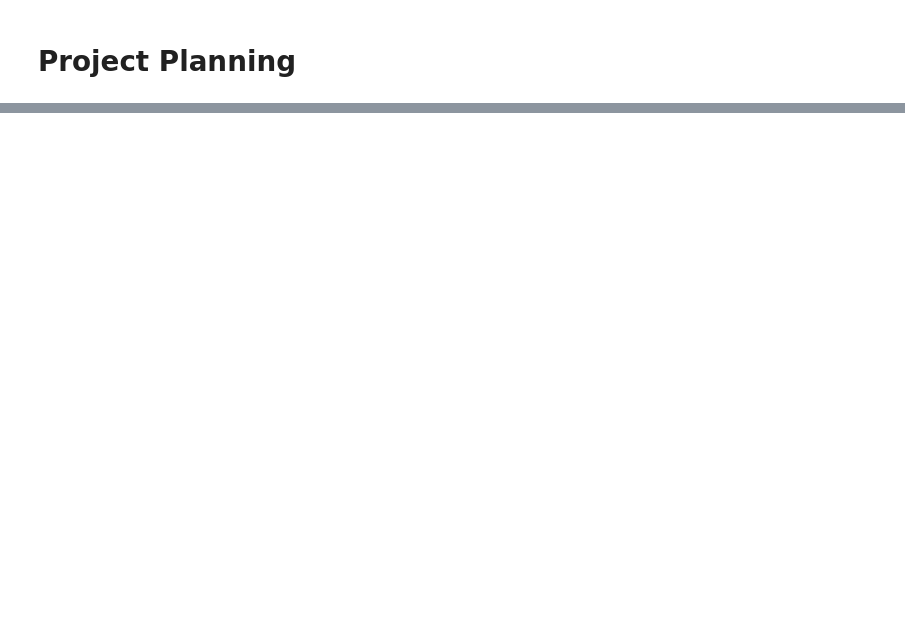
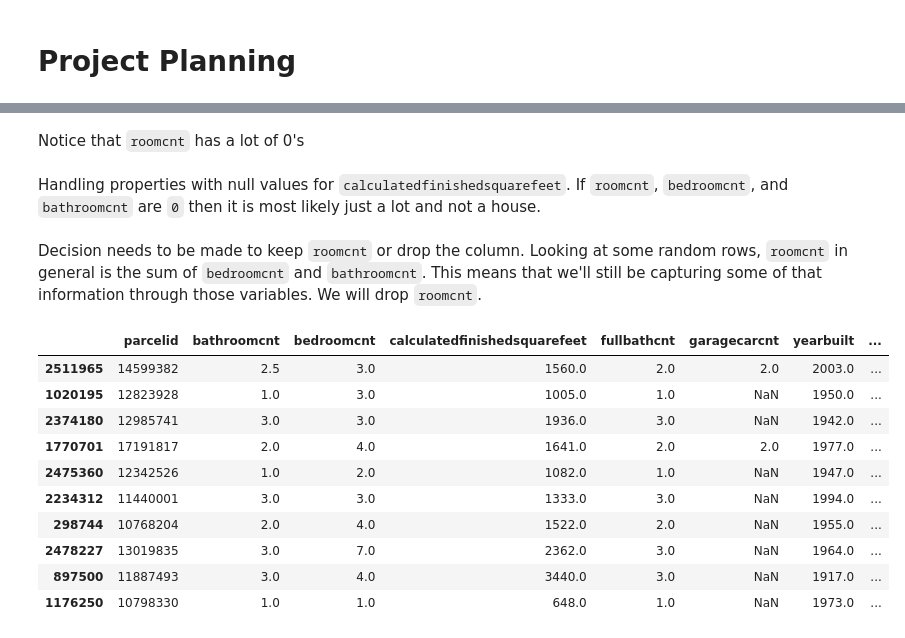
Before and after one commit to matthewzapata/codeup-ds-projects, a Jupyter notebook: regression-project/Regression_Proj_MatthewZapata.ipynb, the cells around one changed output, grey strips where cells are left out. Drawn from its saved outputs; the diff is of its cells as text; code cells hidden in the pictures; blank space fills up the shorter version.

```diff
--- a/regression-project/Regression_Proj_MatthewZapata.ipynb
+++ b/regression-project/Regression_Proj_MatthewZapata.ipynb
@@ -92,0 +99,3 @@ pd.read_sql('SELECT ')
+# %%
+properties = all_zillow[['parcelid', 'bathroomcnt', 'bedroomcnt', 'calculatedfinishedsquarefeet', 'fullbathcnt', 'garagecarcnt', 'roomcnt', 'yearbuilt', 'taxvaluedollarcnt', 'taxamount', 'regionidzip']]
+properties.info()
@@ -92,0 +160,3 @@ pd.read_sql('SELECT ')
+# %%
+error = pd.read_csv('train_2016_v2.csv')
+error.head()
@@ -92,0 +208,3 @@ pd.read_sql('SELECT ')
+# %%
+mean_error = error[['parcelid', 'logerror', 'transactiondate']].groupby('parcelid', as_index=False).mean()
+mean_error.loc[mean_error.parcelid == 11842707]
@@ -92,0 +214,3 @@ pd.read_sql('SELECT ')
+# %%
+joined = properties.join(mean_error.set_index('parcelid'), on='parcelid', how='inner')
+joined.loc[joined.parcelid == 11842707]
@@ -92,0 +264,21 @@ pd.read_sql('SELECT ')
+# %% [markdown]
+Notice that `roomcnt` has a lot of 0's
+# %% [markdown]
+Handling properties with null values for `calculatedfinishedsquarefeet`. If `roomcnt`, `bedroomcnt`, and `bathroomcnt` are `0` then it is most likely just a lot and not a house.
+# %% [markdown]
+Decision needs to be made to keep `roomcnt` or drop the column. Looking at some random rows, `roomcnt` in general is the sum of `bedroomcnt` and `bathroomcnt`. This means that we'll still be capturing some of that information through those variables. We will drop `roomcnt`.
+# %%
+joined.drop('roomcnt', axis=1, inplace=True)
+joined.sample(10)
+# %% [output]
+|  | parcelid | bathroomcnt | bedroomcnt | calculatedfinishedsquarefeet | fullbathcnt | garagecarcnt | yearbuilt | ... |
+| 2511965 | 14599382 | 2.5 | 3.0 | 1560.0 | 2.0 | 2.0 | 2003.0 | ... |
+| 1020195 | 12823928 | 1.0 | 3.0 | 1005.0 | 1.0 | NaN | 1950.0 | ... |
+| 2374180 | 12985741 | 3.0 | 3.0 | 1936.0 | 3.0 | NaN | 1942.0 | ... |
+| 1770701 | 17191817 | 2.0 | 4.0 | 1641.0 | 2.0 | 2.0 | 1977.0 | ... |
+| 2475360 | 12342526 | 1.0 | 2.0 | 1082.0 | 1.0 | NaN | 1947.0 | ... |
+| 2234312 | 11440001 | 3.0 | 3.0 | 1333.0 | 3.0 | NaN | 1994.0 | ... |
+| 298744 | 10768204 | 2.0 | 4.0 | 1522.0 | 2.0 | NaN | 1955.0 | ... |
+| 2478227 | 13019835 | 3.0 | 7.0 | 2362.0 | 3.0 | NaN | 1964.0 | ... |
+| 897500 | 11887493 | 3.0 | 4.0 | 3440.0 | 3.0 | NaN | 1917.0 | ... |
+| 1176250 | 10798330 | 1.0 | 1.0 | 648.0 | 1.0 | NaN | 1973.0 | ... |
```
Also changed, not shown: parts of 90 cells of this notebook.
